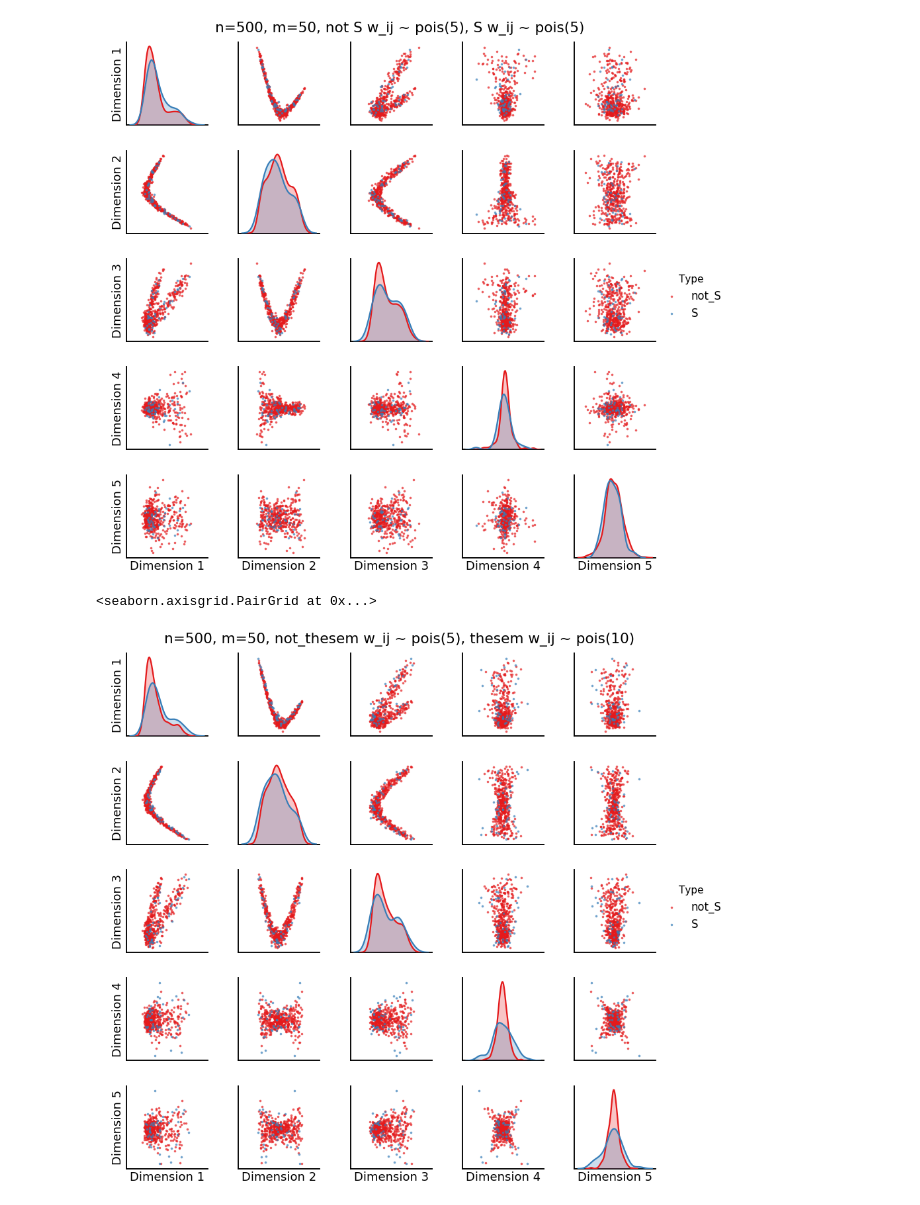
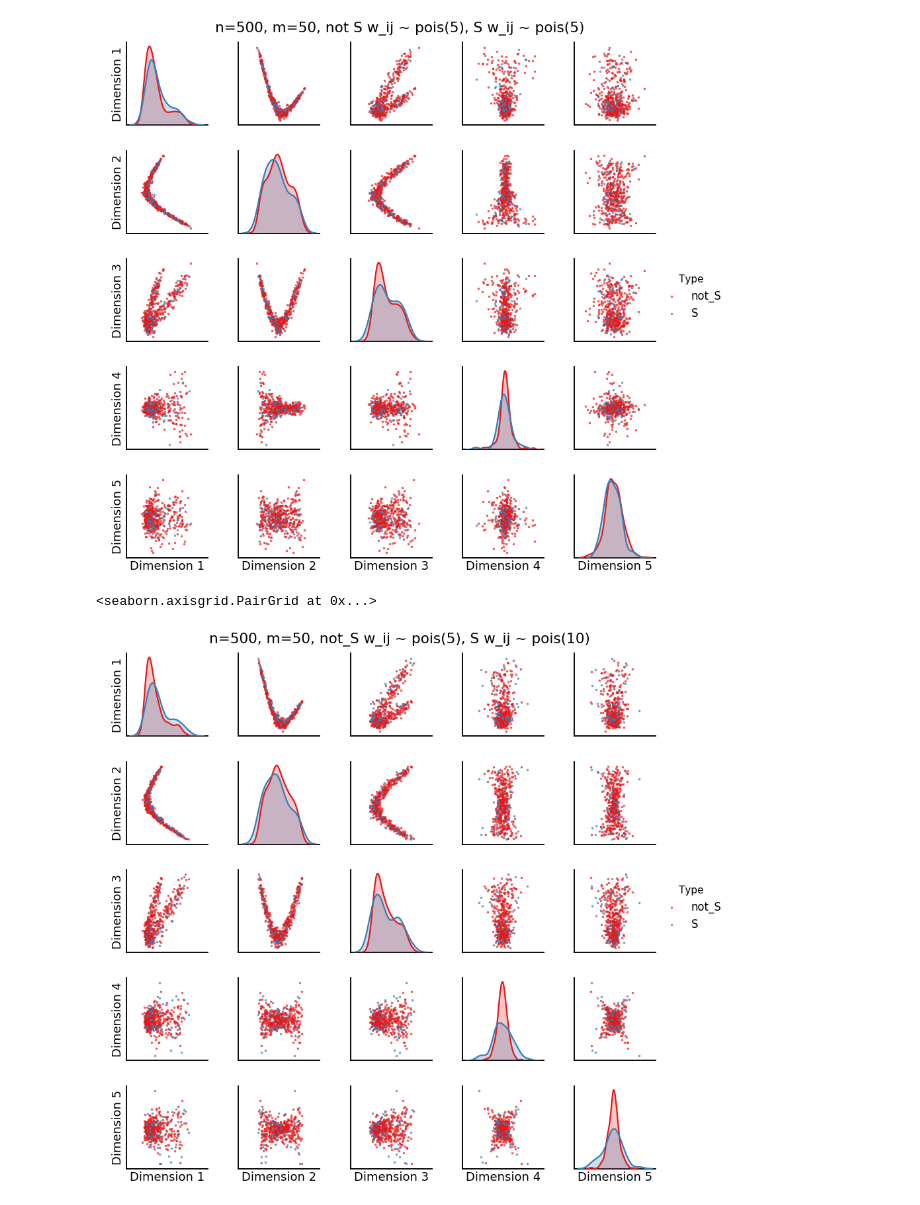
Before and after one commit to neurodata/weighted_graph_models, a Jupyter notebook: weighted Hardy Weinberg initial exploration.ipynb, the cells around one changed output. Saved outputs shown, nothing was run; the diff lists cells and outputs as text; code cells hidden in the pictures.

```diff
--- a/weighted Hardy Weinberg initial exploration.ipynb
+++ b/weighted Hardy Weinberg initial exploration.ipynb
@@ -52,9 +47,9 @@ pairplot(ase5.latent_left_[:, :5], c, title='n=%i, m=%i, not S w_ij ~ pois(%i),
 <seaborn.axisgrid.PairGrid at 0x...>
 [figure]
 # %%
-pairplot(ase10.latent_left_[:, :5], c, title='n=%i, m=%i, not_thesem w_ij ~ pois(%i), thesem w_ij ~ pois(%i)'%(n, m, 5, 10))
+pairplot(ase10.latent_left_[:, :5], c, title='n=%i, m=%i, not_S w_ij ~ pois(%i), S w_ij ~ pois(%i)'%(n, m, 5, 10))
 # plt.savefig('pairplots_LSM_n%i_m%i_c%ic%i.png'%(n, m, 5, 10))
 # %% [output]
 <seaborn.axisgrid.PairGrid at 0x...>
-[figure, old version]
+[figure, new version]
 # %%
```
Also changed, not shown: parts of 10 cells of this notebook.
